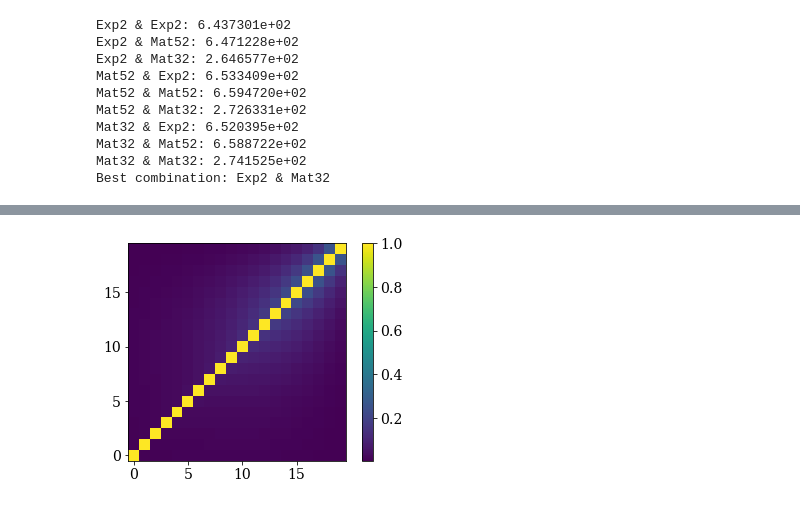
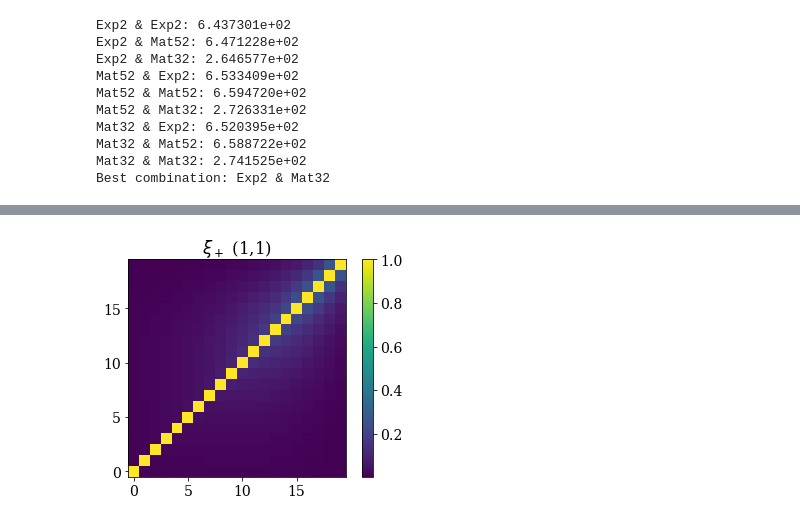
Before and after one commit to tmcclintock/covariance_emulator, a Jupyter notebook: notebooks/Cosmic shear.ipynb, the cells around one changed output, grey strips where cells are left out. Drawn from its saved outputs; the diff is of its cells as text; code cells hidden in the pictures.

```diff
--- a/notebooks/Cosmic shear.ipynb
+++ b/notebooks/Cosmic shear.ipynb
@@ -155,4 +157,6 @@ view_corr(Cpredicted)
-# %%
-view_corr(test_cov)
-# %% [output]
-[figure, removed]
+# %%
+view_corr(test_cov)
+plt.title(r"$\xi_+$ (1,1)")
+plt.savefig("true_cov.png", dpi=300, bbox_inches="tight")
+# %% [output]
+[figure, added]
```
Also changed, not shown: parts of 1 cell of this notebook.
